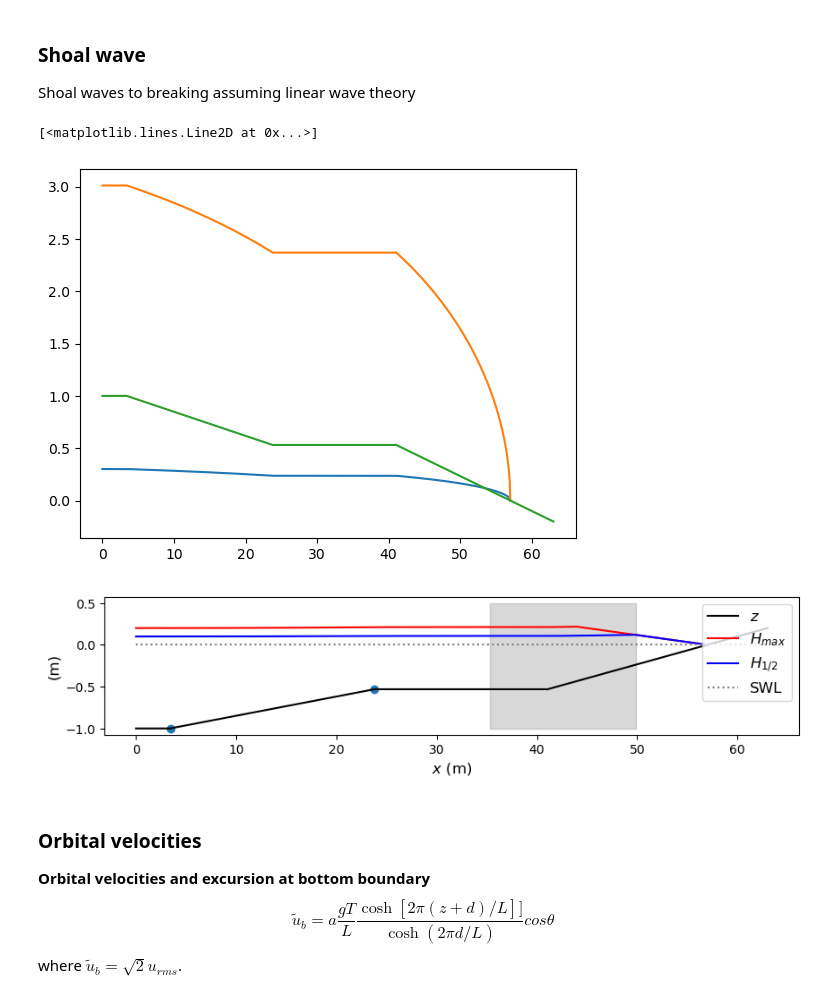
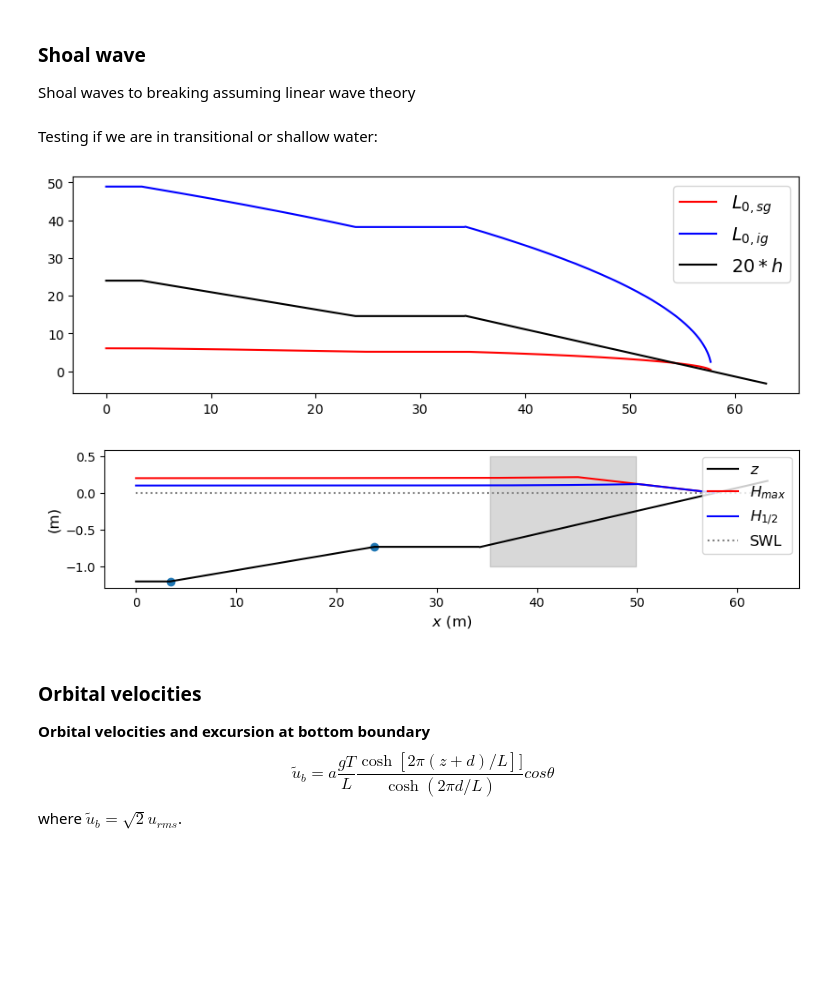
Before and after one commit to chegermiller/sedcolab-stone, a Jupyter notebook: lab-scaling/lab_scaling.ipynb, the cells around one changed output. Saved outputs shown, nothing was run; the diff lists cells and outputs as text; code cells hidden in the pictures; blank space fills up the shorter version.

```diff
--- a/lab-scaling/lab_scaling.ipynb
+++ b/lab-scaling/lab_scaling.ipynb
@@ -296,10 +292,10 @@ Lab domain
 # %%
 # define bichromatic wave and water properties
 f1 = 0.5 # frequency
-f2 = 0.4 # frequency
+f2 = 0.43 # frequency
 a1 = 0.05 # amplitude
 a2 = 0.05 # amplitude
-swl = 1 # still water level at the wavemaker
+swl = 1.2 #1.5 # still water level at the wavemaker
 theta0 = 0 # wave direction relative to shore-normal
 gammab = 0.5 # breaking threshold (H/h)
 
@@ -307,10 +303,12 @@ gammab = 0.5 # breaking threshold (H/h)
 D50 = 0.15/1000 # m, median sediment size, model = 0.15
 
 # lab domain
-lab_slope = 1/30
+lab_slope = 1/32 #1/43.5 #1/32
 lab_length = 63
-lab_depth = 1.5+0.48
-lab_beach = 1.2
+lab_depth = 1.5 + 0.48 #1.2 + 0.48 #1.5+0.48
+lab_beach = 1.36 #1.7
+
+# Config 1: swl = 1.2, lab_slope = 1/43.5, lab_depth = 1.5 + 0.48
 # %% [markdown]
 ### Define bathymetry with givens
 # %%
@@ -423,11 +422,18 @@ thetab = theta[ib] # angle at breaking
 etab = eta0 * (Hb / H0) # as a proxity for the water surface elevation near breaking, increase eta based on shoaling.
 etab[np.isnan(etab)] = 0
 # NOTE that linear wave theory does NOT hold here and therefore, this does not represent the water surface near breaking accurately.
+# %% [markdown]
+Testing if we are in transitional or shallow water:
 # %%
-plt.plot(x,wave['L']/20)
-plt.plot(x,wave['L']/2)
-plt.plot(x,h)
+# wave_group['L'][0]/20
+# wave['L'][0]/20
+
+fig, ax = plt.subplots(1, figsize=(10, 3))
+plt.plot(x,wave['L'],color='r',label='$L_{0,sg}$')
+plt.plot(x,wave_group['L'],color='b',label='$L_{0,ig}$')
+plt.plot(x,h*20,color='k',label='$20*h$')
+ax.legend(loc='upper right', bbox_to_anchor=(1, 1), fontsize=font_size)
+plt.show()
 # %% [output]
-[<matplotlib.lines.Line2D at 0x...>]
-[figure, old version]
+[figure, new version]
 # %%
@@ -455,7 +460,7 @@ ax.set_ylabel('(m)', fontsize=font_size)
 ax.legend(loc='upper right', bbox_to_anchor=(1, 1), fontsize=font_size)
 plt.show()
 # %% [output]
-[figure, old version]
+[figure, new version]
 # %% [markdown]
 ### Orbital velocities
 
```
Also changed, not shown: parts of 19 cells of this notebook.
